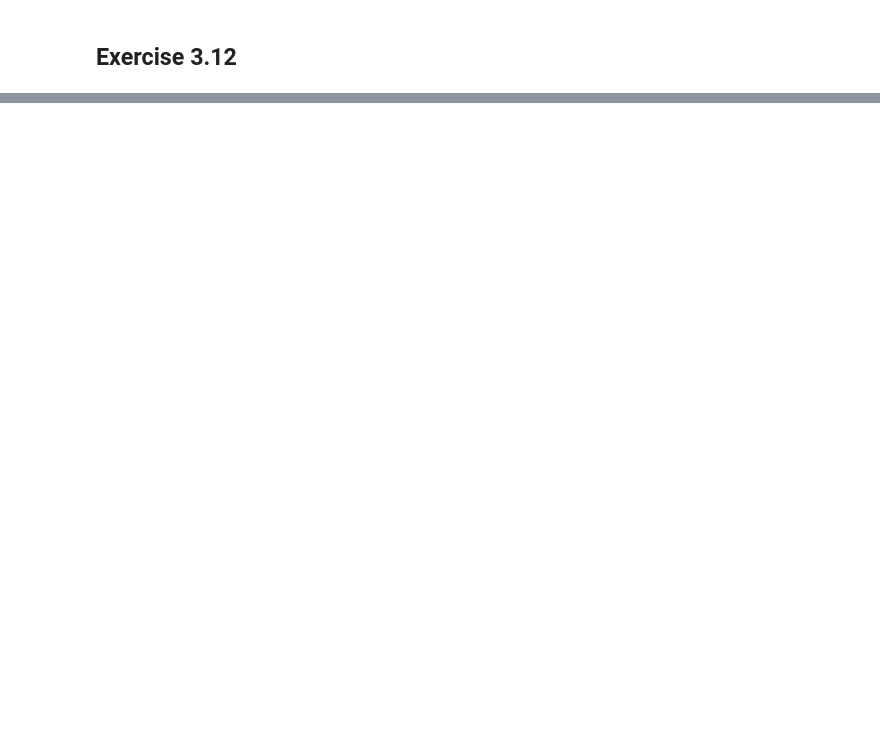
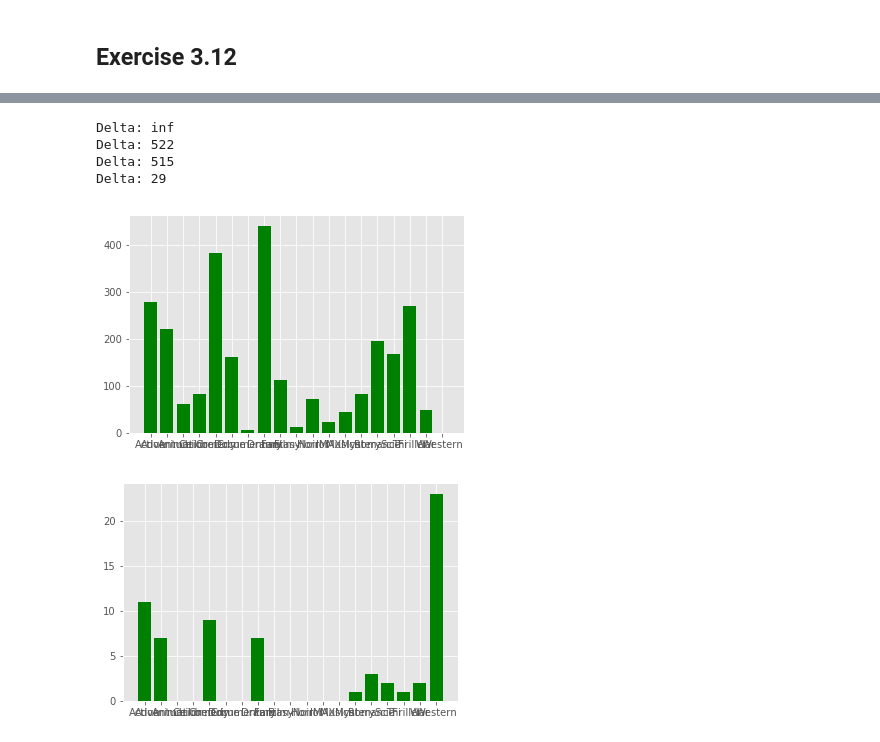
Before and after one commit to pauarge/InternetAnalytics, a Jupyter notebook: ix-lab3/lab3-cluster.ipynb, the cells around one changed output, grey strips where cells are left out. Saved outputs shown, nothing was run; the diff lists cells and outputs as text; code cells hidden in the pictures; blank space fills up the shorter version.

```diff
--- a/ix-lab3/lab3-cluster.ipynb
+++ b/ix-lab3/lab3-cluster.ipynb
@@ -119,0 +111,52 @@ most_rated
+# %%
+def kmedioids(X, d, k):
+    m = [random.choice(X) for _ in range(k)]
+    c = [0 for _ in range(len(X))]
+
+    delta = math.inf
+    delta_prev = 0
+    epsilon = len(X) / 100
+
+    while delta != delta_prev:
+        print("Delta:", delta)
+        delta_prev = delta
+        delta = 0
+        for i, x in enumerate(X):
+            dists = [d(x, j) for j in m]
+            clus = dists.index(min(dists))
+            delta += abs(clus - c[i])
+            c[i] = clus
+
+        for i in range(k):
+            nodes = [j for j, x in enumerate(c) if x == i]
+            dists = []
+            for j, x in enumerate(X):
+                if c[j] == i:
+                    dists.append((sum([d(x, X[y]) for y in nodes])))
+                else:
+                    dists.append(math.inf)
+            m[i] = X[dists.index(min(dists))]
+
+    # Returns tuple with mediods and cluster assignements
+    return m, c
+# %%
+km = kmedioids(movies, jaccard, 2)
+# %% [output]
+Delta: inf
+Delta: 522
+Delta: 515
+Delta: 29
+# %%
+genres = set(reduce(lambda x, y: x + y, (map(operator.itemgetter('genres'), movies))))
+# %%
+for i in range(len(km[0])):
+    freqs = {k: 0 for k in genres}
+    nodes = [movies[j].get('genres') for j, x in enumerate(km[1]) if x == i]
+    for n in nodes:
+        for m in n:
+            freqs[m] += 1
+    plt.bar(freqs.keys(), freqs.values(), color='g')
+    plt.show()
+# %% [output]
+[figure, added]
+[figure, added]
```
Also changed, not shown: parts of 6 cells of this notebook.
